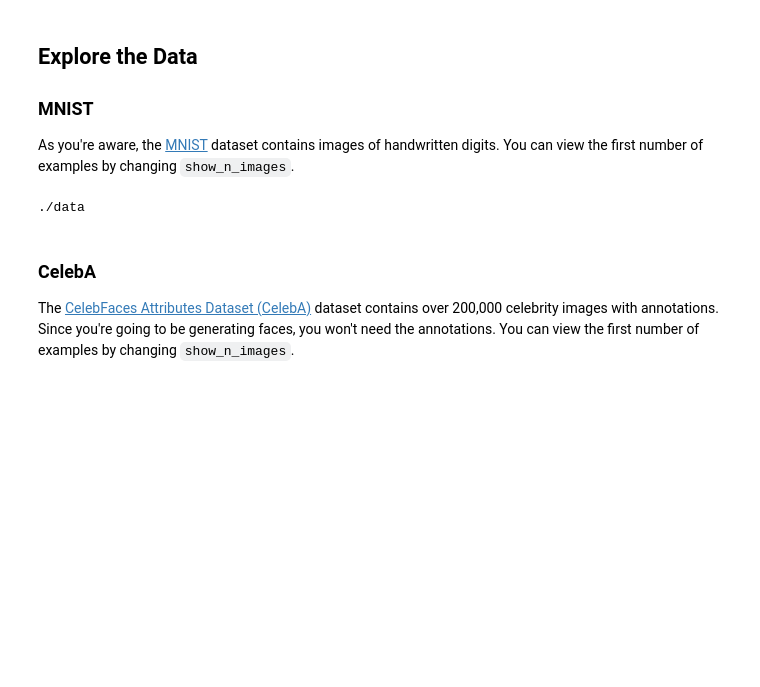
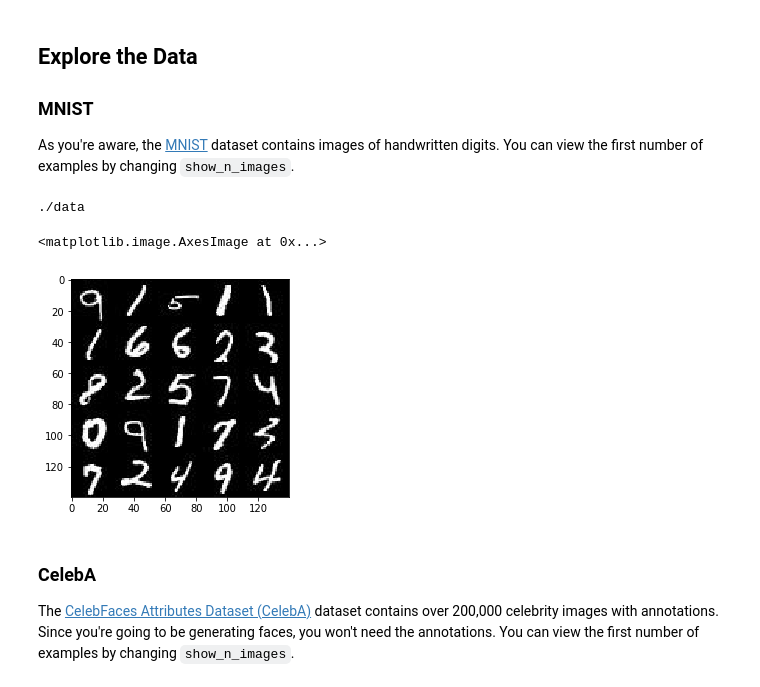
Before and after one commit to parkitny/gan-project, a Jupyter notebook: face_generation/dlnd_face_generation.ipynb, the cells around one changed output. Drawn from its saved outputs; the diff is of its cells as text; code cells hidden in the pictures; blank space fills up the shorter version.

```diff
--- a/face_generation/dlnd_face_generation.ipynb
+++ b/face_generation/dlnd_face_generation.ipynb
@@ -33,20 +33,22 @@ As you're aware, the [MNIST](http://yann.lecun.com/exdb/mnist/) dataset contains
 # %%
 show_n_images = 25
 
 """
 DON'T MODIFY ANYTHING IN THIS CELL
 """
 %matplotlib inline
 import os
 from glob import glob
 from matplotlib import pyplot
 
 print(data_dir)
 
 mnist_images = helper.get_batch(glob(os.path.join(data_dir, 'mnist/*.jpg'))[:show_n_images], 28, 28, 'L')
-#pyplot.imshow(helper.images_square_grid(mnist_images, 'L'), cmap='gray')
+pyplot.imshow(helper.images_square_grid(mnist_images, 'L'), cmap='gray')
 # %% [output]
 ./data
+<matplotlib.image.AxesImage at 0x...>
+[figure, added]
 # %% [markdown]
 ### CelebA
 The [CelebFaces Attributes Dataset (CelebA)](http://mmlab.ie.cuhk.edu.hk/projects/CelebA.html) dataset contains over 200,000 celebrity images with annotations.  Since you're going to be generating faces, you won't need the annotations.  You can view the first number of examples by changing `show_n_images`.
```
Also changed, not shown: parts of 9 cells of this notebook, 1 other file.
